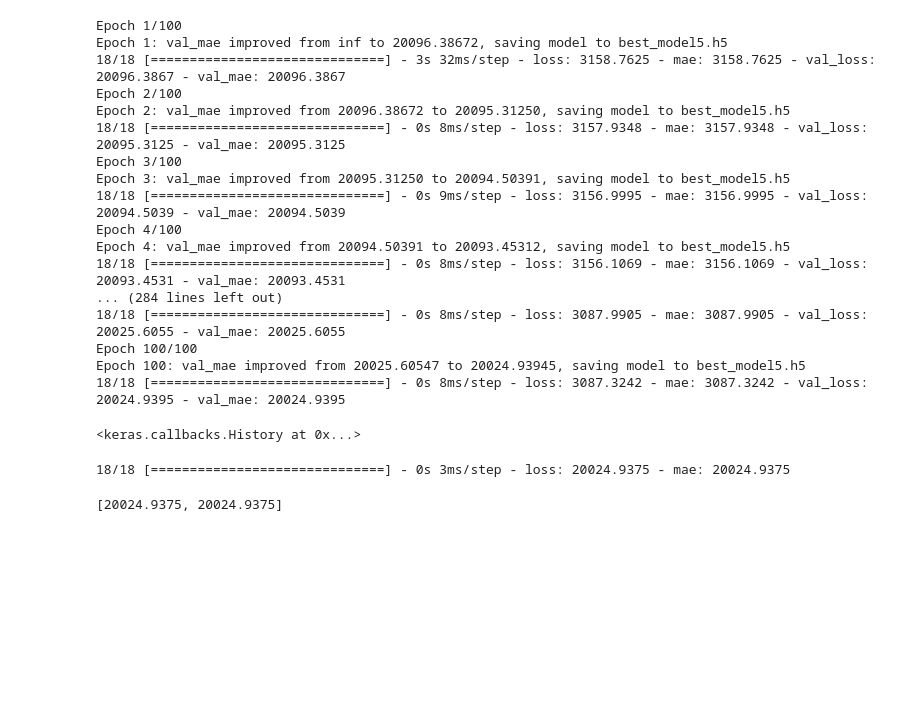
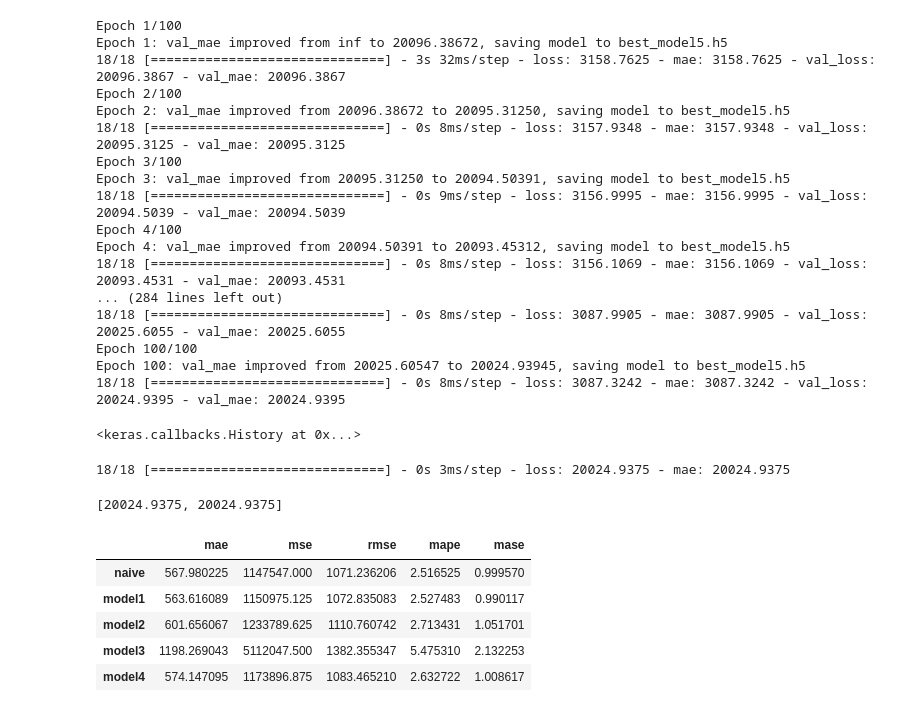
Before and after one commit to ryzhokhina/Tensorflow-Dev-Exam-Preparation, a Jupyter notebook: 10_timeseries_forecasting_univariate.ipynb, the cells around one changed output. Saved outputs shown, nothing was run; the diff lists cells and outputs as text; code cells hidden in the pictures; blank space fills up the shorter version.

```diff
--- a/10_timeseries_forecasting_univariate.ipynb
+++ b/10_timeseries_forecasting_univariate.ipynb
@@ -996,3 +996,13 @@ model5.evaluate(x_test4, y_test4)
 # %% [output]
 18/18 [==============================] - 0s 3ms/step - loss: 20024.9375 - mae: 20024.9375
 [20024.9375, 20024.9375]
+# %%
+all_results = pd.DataFrame([naive_result, model1_result, model2_result, model3_result,model4_results], index=['naive', 'model1', 'model2', 'model3', 'model4'])
+all_results
+# %% [output]
+|  | mae | mse | rmse | mape | mase |
+| naive | 567.980225 | 1147547.000 | 1071.236206 | 2.516525 | 0.999570 |
+| model1 | 563.616089 | 1150975.125 | 1072.835083 | 2.527483 | 0.990117 |
+| model2 | 601.656067 | 1233789.625 | 1110.760742 | 2.713431 | 1.051701 |
+| model3 | 1198.269043 | 5112047.500 | 1382.355347 | 5.475310 | 2.132253 |
+| model4 | 574.147095 | 1173896.875 | 1083.465210 | 2.632722 | 1.008617 |
```
Also changed, not shown: parts of 1 cell of this notebook.
